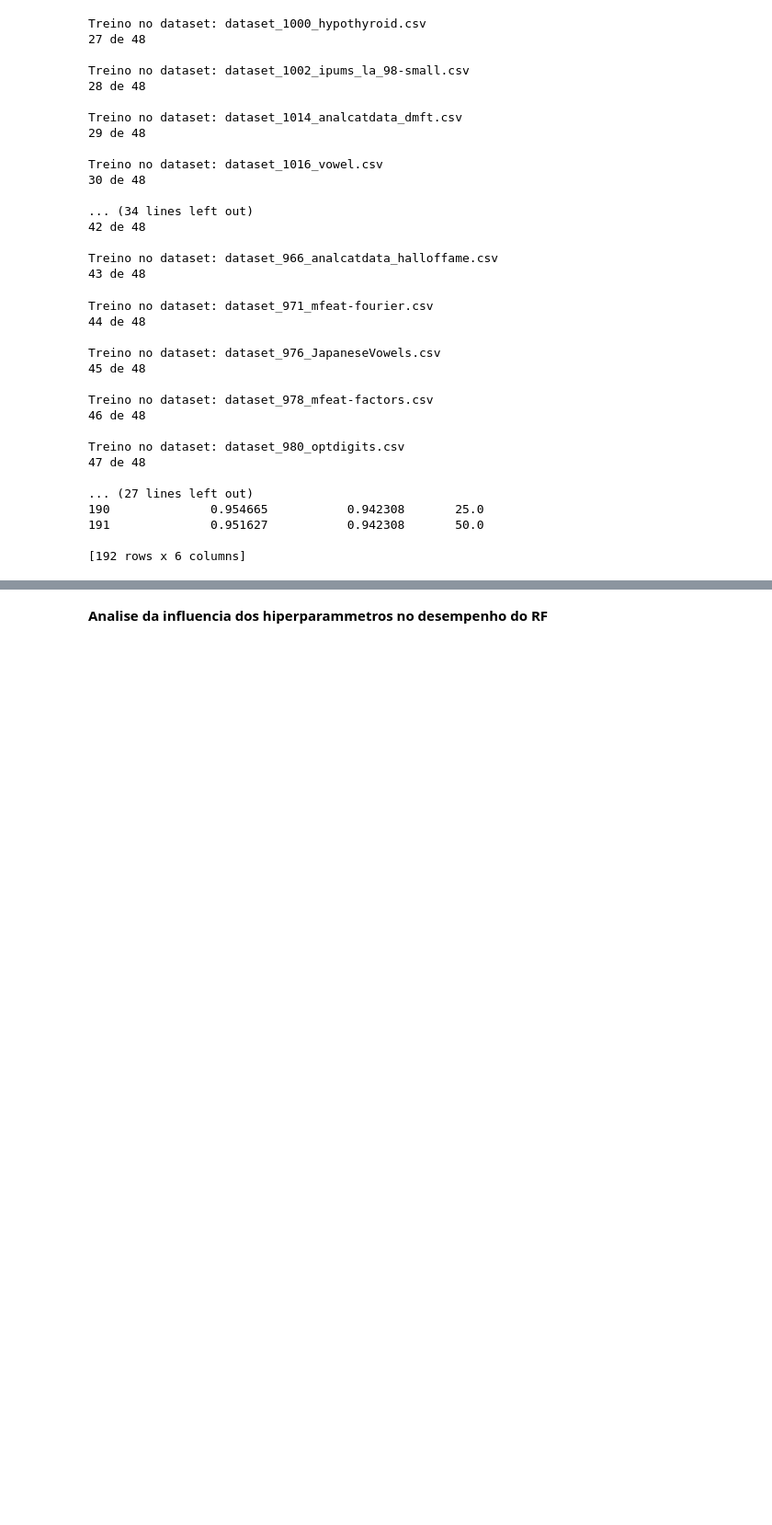
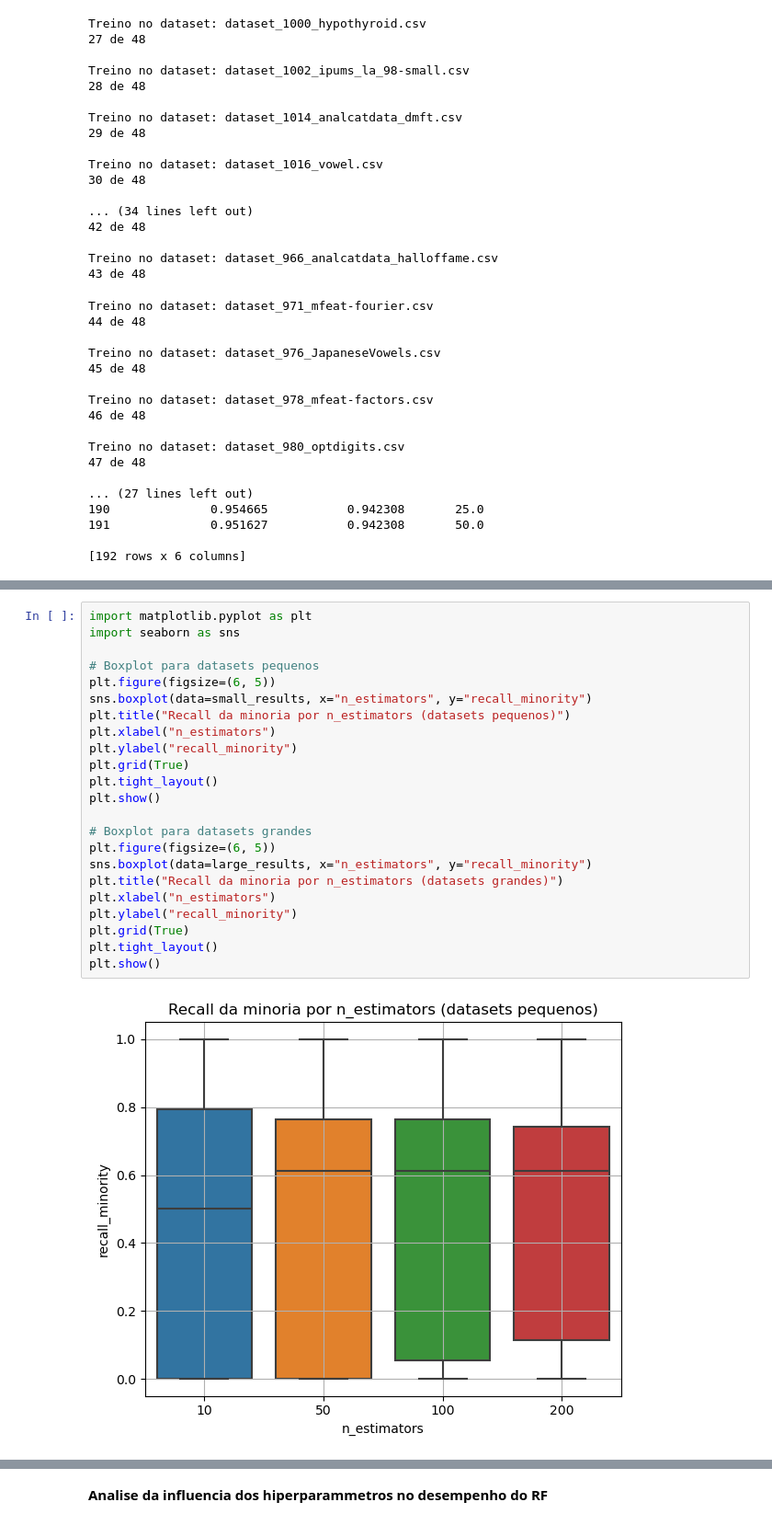
Before and after one commit to simao-g/RandomForest_v2, a Jupyter notebook: tt2.ipynb, the cells around one changed output, grey strips where cells are left out. Shown: that part at 92% size. Saved outputs shown, nothing was run; the diff lists cells and outputs as text; blank space fills up the shorter version.

```diff
--- a/tt2.ipynb
+++ b/tt2.ipynb
@@ -322,0 +505,25 @@ sns.boxplot(data=resultados_df, x="max_depth", y="recall_minority")
+# %%
+import matplotlib.pyplot as plt
+import seaborn as sns
+
+# Boxplot para datasets pequenos
+plt.figure(figsize=(6, 5))
+sns.boxplot(data=small_results, x="n_estimators", y="recall_minority")
+plt.title("Recall da minoria por n_estimators (datasets pequenos)")
+plt.xlabel("n_estimators")
+plt.ylabel("recall_minority")
+plt.grid(True)
+plt.tight_layout()
+plt.show()
+
+# Boxplot para datasets grandes
+plt.figure(figsize=(6, 5))
+sns.boxplot(data=large_results, x="n_estimators", y="recall_minority")
+plt.title("Recall da minoria por n_estimators (datasets grandes)")
+plt.xlabel("n_estimators")
+plt.ylabel("recall_minority")
+plt.grid(True)
+plt.tight_layout()
+plt.show()
+# %% [output]
+[figure, added]
```
Also changed, not shown: parts of 9 cells of this notebook, 3 other files.
